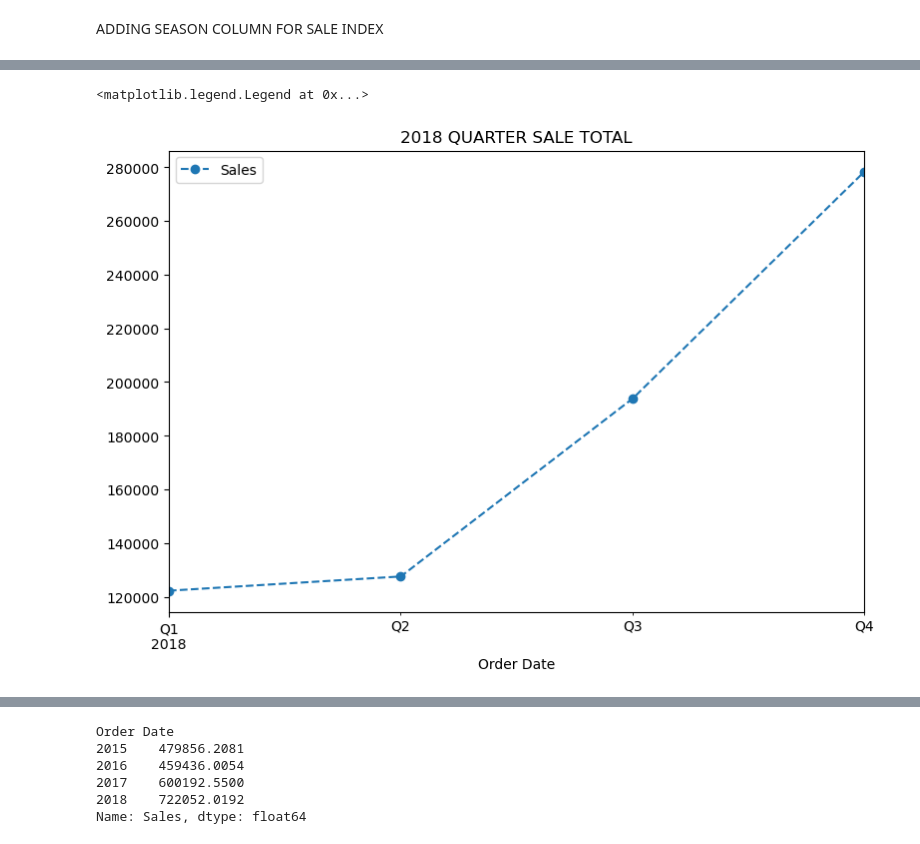
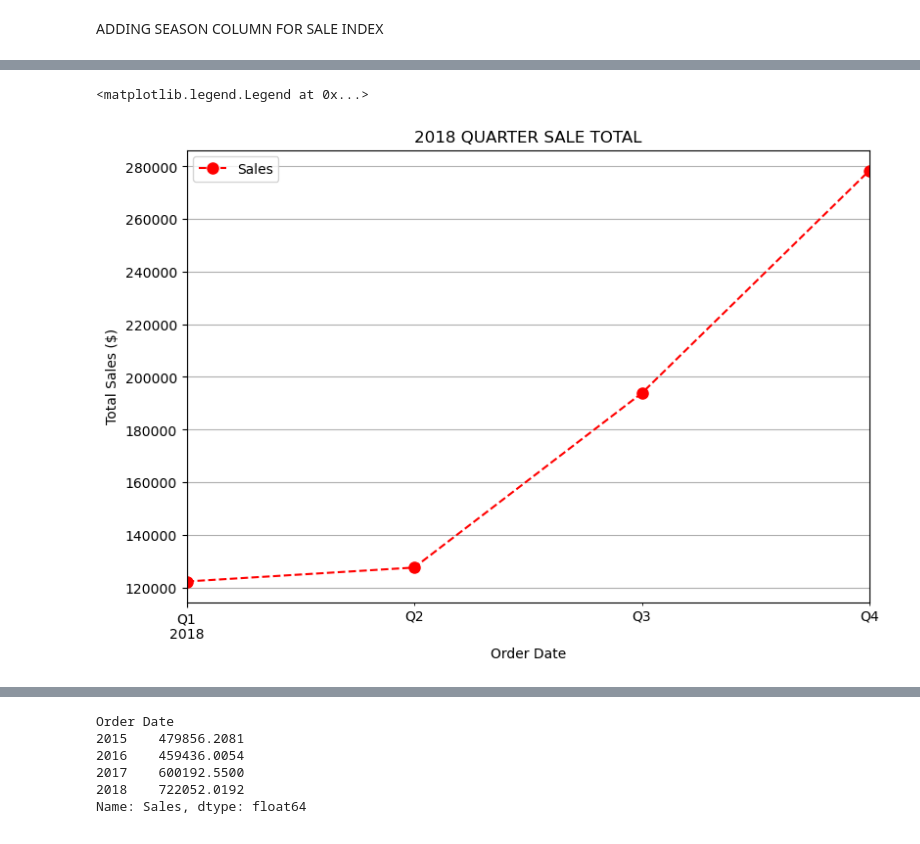
Before and after one commit to HonurX/Super_Store_Sales_Work-Out, a Jupyter notebook: 1-superStoreModel.ipynb, the cells around one changed output, grey strips where cells are left out. Cells and saved outputs as stored; diff of their text form; code cells hidden in the pictures.

```diff
--- a/1-superStoreModel.ipynb
+++ b/1-superStoreModel.ipynb
@@ -50,8 +70,2 @@ memory usage: 1.3+ MB
 # %% [markdown]
 DROPPING THE USELESS COLUMNS
-# %%
-df = df.drop("Row ID" , axis=1)
-df = df.drop("Product ID" , axis=1)
-df = df.drop("Customer ID" , axis=1)
-df = df.drop("Order ID" , axis=1)
-df = df.drop("Country" , axis=1)
@@ -131,6 +161,3 @@ df["Postal Code"] = df["Postal Code"].fillna(5001)
 df["Ship Date"] = pd.to_datetime(df["Ship Date"], format="%d/%m/%Y" , dayfirst=True)
 # %%
 df = df.rename(columns={"Postal Code" : "Zip Code"})
-# %%
-df = df.drop("Zip Code" , axis=1)
-df = df.drop("Ship Date" , axis=1)
@@ -137,4 +167,6 @@ df = df.drop("Ship Date" , axis=1)
 # %% [markdown]
 ADDING SEASON COLUMN FOR SALE INDEX
+# %%
+df["Order Date"] = pd.to_datetime(df["Order Date"], format="%d/%m/%Y" , dayfirst=True)
 # %%
-year_sales = df[df["Order Date"].dt.year == 2018]
+year_sales_2018 = df[df["Order Date"].dt.year == 2018]
@@ -141,7 +211,11 @@ year_sales = df[df["Order Date"].dt.year == 2018]
 # %%
-quarter_sales=year_sales.resample("QE" , on="Order Date")["Sales"].sum().plot(kind="line" , marker="o" , linestyle="--" , figsize=(9,6) )
+
+quarter_sales=year_sales_2018.resample("QE" , on="Order Date")["Sales"].sum().plot(kind="line",
+markersize= 8 , marker="o" , linestyle="--" ,figsize=(9,6) , color="red")
 plt.title("2018 QUARTER SALE TOTAL")
+plt.grid(True)
+plt.ylabel("Total Sales ($)")
 plt.legend()
 # %% [output]
 <matplotlib.legend.Legend at 0x...>
-[figure, old version]
+[figure, new version]
```
Also changed, not shown: parts of 114 cells of this notebook.
